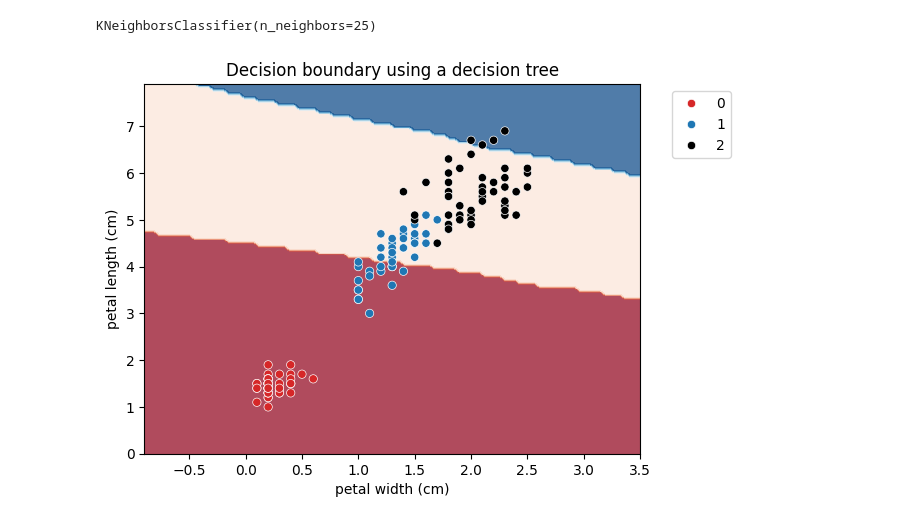
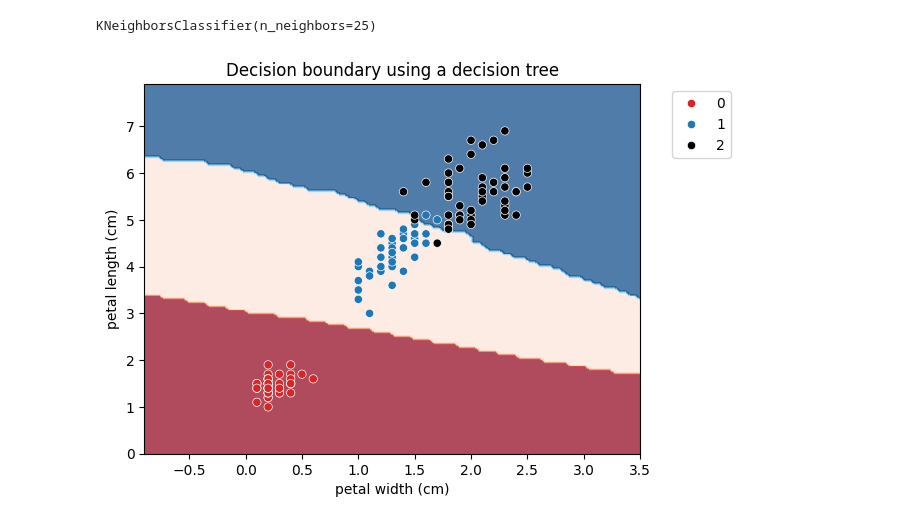
Before and after one commit to antonellafontanetto/DataScience, a Jupyter notebook: Notebook_15.ipynb, the cells around one changed output. Cells and saved outputs as stored; diff of their text form; code cells hidden in the pictures.

```diff
--- a/Notebook_15.ipynb
+++ b/Notebook_15.ipynb
@@ -196,23 +196,33 @@ KNeighborsClassifier(n_neighbors=25)
 # %%
 # Este bloque de código está graficando la frontera de decisión de un modelo KNN sobre el dataset Iris, usando dos variables (petal width y petal length), coloreando los puntos por clase
 
 palette = ["tab:red", "tab:blue", "black"] #paleta de colores para representar las tres clases
 columns = ['petal width (cm)', 'petal length (cm)'] #se seleccionan solo dos variables del dataset para graficar (para visualizar la frontera en 2D)
 data_all = data.copy() #se copia el dataframe original data
 data_all['target_column'] = y #nueva columna "target_column" con los valores de la clase y
 
+columns = ['petal width (cm)', 'petal length (cm)']  # columnas que vas a usar
+
+# Entrenar el modelo con esas dos columnas
+knn = KNeighborsClassifier(n_neighbors=25)
+knn.fit(data[columns], y)
+
 DecisionBoundaryDisplay.from_estimator( #dibuja la frontera de decisión del modelo KNN en un plano 2D
-    knn, np.array(data[columns]), response_method="predict", cmap="RdBu", alpha=0.75 #datacolumns usa las dos variables #predict usa la predicción del modelo  #acá son los parámetros
+   knn,
+    data[columns],  # sin np.array
+    response_method="predict",
+    cmap="RdBu",
+    alpha=0.75 #datacolumns usa las dos variables #predict usa la predicción del modelo  #acá son los parámetros
 ) #cmap="RdBu" es la paleta de colores para el fondo (fondo rojo y azul, indicando regiones de distintas clases) #alpha=0.75 es el nivel de transparencia
 ax = sns.scatterplot(data=data_all, x=columns[0], y=columns[1], #grafica los puntos de datos
                      hue='target_column', palette=palette)
 plt.legend(bbox_to_anchor=(1.05, 1), loc='upper left') #mueve la leyenda fuera del gráfico (a la derecha) para que no tape el gráfico
 _ = plt.title("Decision boundary using a decision tree") #agrega el título
 
 #Resultado
 
   # El plano dividido en regiones coloreadas (fondo) que representan cómo el modelo KNN clasifica las distintas zonas
   # Puntos de datos reales sobre ese plano, coloreados por su clase
   # Se puede evaluar cómo de bien separa el modelo las clases
 # %% [output]
-[figure, old version]
+[figure, new version]
```
